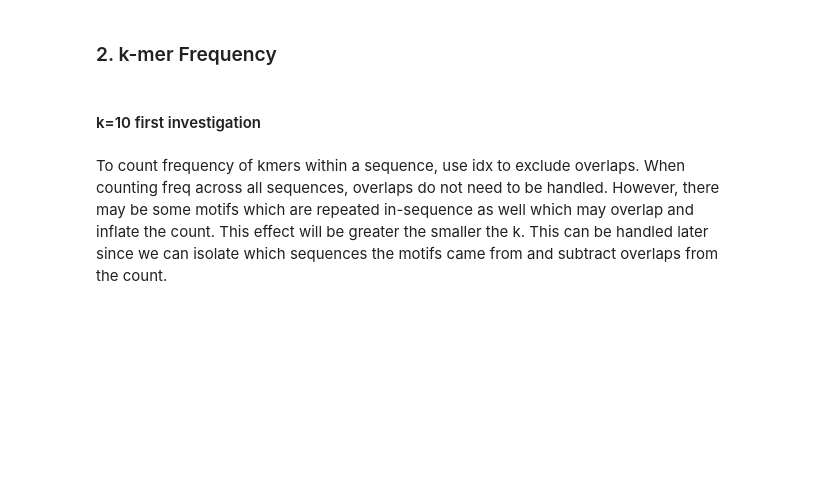
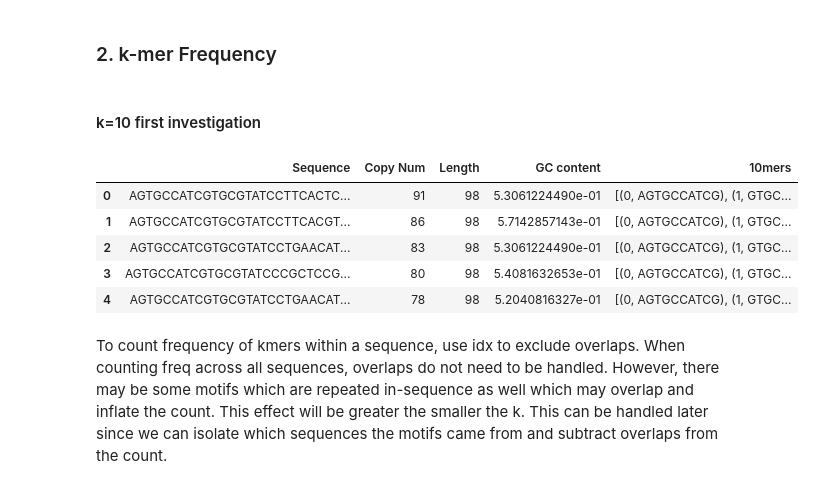
Before and after one commit to sheisroot/pH-sequence-design, a Jupyter notebook: Code/Seq-Level-Features.ipynb, the cells around one changed output. Cells and saved outputs as stored; diff of their text form; code cells hidden in the pictures; blank space fills up the shorter version.

```diff
--- a/Code/Seq-Level-Features.ipynb
+++ b/Code/Seq-Level-Features.ipynb
@@ -77,6 +77,18 @@ def extract_kmers(seq, k):
     return all_kmers
 # %% [markdown]
 #### k=10 first investigation
+# %%
+# TODO expand to include all k of interest
+k=10
+df[f'{k}mers'] = df['Sequence'].apply(lambda seq: extract_kmers(seq, k))
+df.head()
+# %% [output]
+|  | Sequence | Copy Num | Length | GC content | 10mers |
+| 0 | AGTGCCATCGTGCGTATCCTTCACTC... | 91 | 98 | 5.3061224490e-01 | [(0, AGTGCCATCG), (1, GTGC... |
+| 1 | AGTGCCATCGTGCGTATCCTTCACGT... | 86 | 98 | 5.7142857143e-01 | [(0, AGTGCCATCG), (1, GTGC... |
+| 2 | AGTGCCATCGTGCGTATCCTGAACAT... | 83 | 98 | 5.3061224490e-01 | [(0, AGTGCCATCG), (1, GTGC... |
+| 3 | AGTGCCATCGTGCGTATCCCGCTCCG... | 80 | 98 | 5.4081632653e-01 | [(0, AGTGCCATCG), (1, GTGC... |
+| 4 | AGTGCCATCGTGCGTATCCTGAACAT... | 78 | 98 | 5.2040816327e-01 | [(0, AGTGCCATCG), (1, GTGC... |
 # %% [markdown]
 To count frequency of kmers within a sequence, use idx to exclude overlaps. When counting freq across all sequences, overlaps do not need to be handled. However, there may be some motifs which are repeated in-sequence as well which may overlap and inflate the count. This effect will be greater the smaller the k. This can be handled later since we can isolate which sequences the motifs came from and subtract overlaps from the count.
 # %% [markdown]
```
Also changed, not shown: parts of 2 cells of this notebook, 2 other files.
